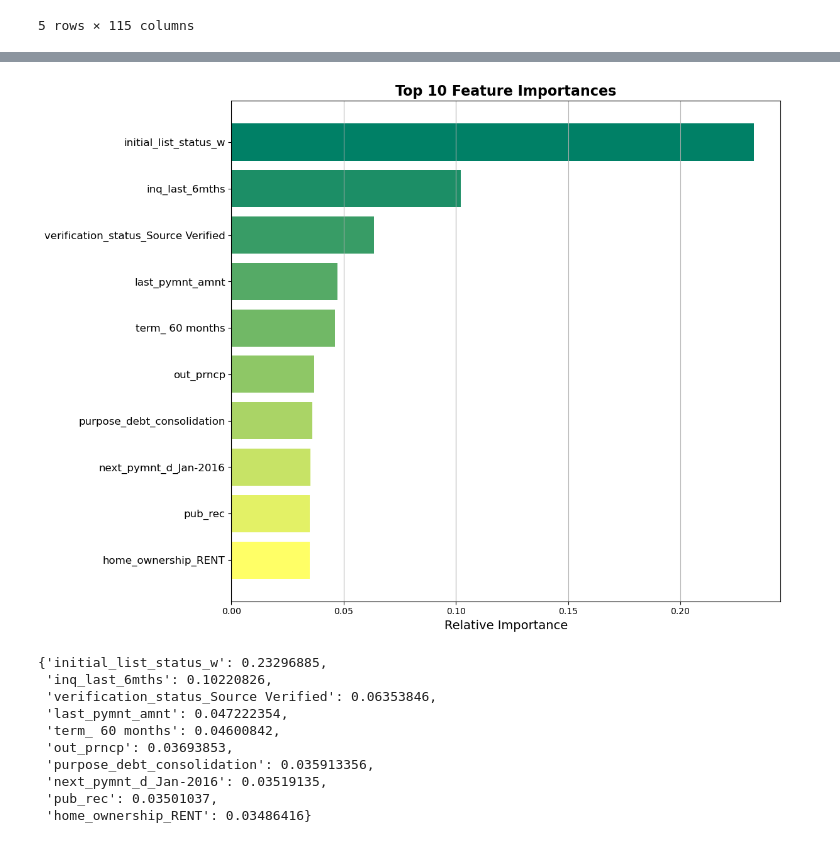
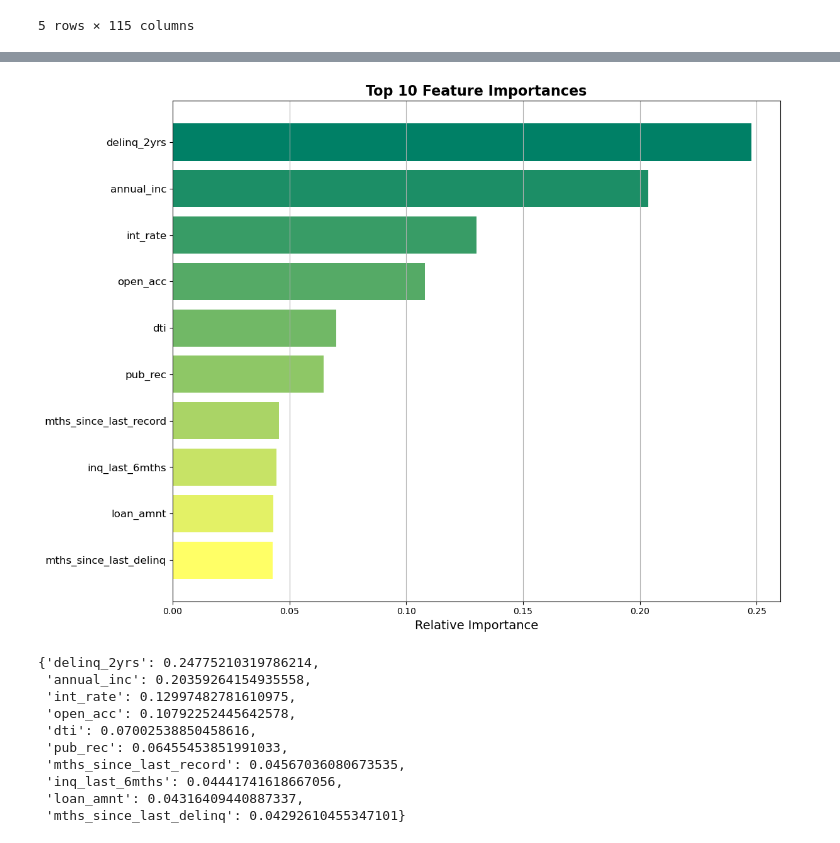
Before and after one commit to xzhou110/lending_club_loans_default_prediction, a Jupyter notebook: 02. modeling_new.ipynb, the cells around one changed output, grey strips where cells are left out. Saved outputs shown, nothing was run; the diff lists cells and outputs as text; code cells hidden in the pictures.

```diff
--- a/02. modeling_new.ipynb
+++ b/02. modeling_new.ipynb
@@ -50,10 +49,17 @@ df.shape
+# %%
+X_processed = df.drop(columns = 'label')
+y = df['label']
+# %%
+# Split the data into train and test sets
+
+X_train, X_test, y_train, y_test = train_test_split(X_processed, y, test_size=0.3, random_state=42)
 # %%
 # Perform feature selection - without telling optimal number of features
 
-top_n_features = fs.select_features(X_train=df.drop(columns=['label']),
-                                    y_train=df['label'],
-                                    n_features_to_select=15,
-                                    ml_type='classification',
-                                    n_samples=1000)
+selected_features = fs.select_features(X_train=X_train,
+                                       y_train=y_train,
+                                       n_features_to_select=30,
+                                       ml_type='classification',
+                                       n_samples=50000)
 # %% [output]
 INFO:root:Starting feature selection...
@@ -72,3 +71,8 @@ y_sampled = df_sampled['label']
 # %%
-best_model = cm.run_classification_models(X_processed_sampled, y_sampled, scoring_metric='f1 score')
+best_model = cm.run_classification_models(X_train=X_train[selected_features],
+                                          y_train=y_train,
+                                          X_test=X_test[selected_features],
+                                          y_test=y_test,
+                                          n_samples = 50000,
+                                          scoring_metric='f1 score')
 # %% [output]
@@ -98,14 +102,14 @@ Saved best model (XGBoost) to a pickle file.
 # %%
-cm.plot_top_n_features(best_model, X_processed_sampled, n=10)
+cm.plot_top_n_features(best_model, X_train, 10)
 # %% [output]
-[figure, old version]
+[figure, new version]
-{'initial_list_status_w': 0.23296885,
- 'inq_last_6mths': 0.10220826,
- 'verification_status_Source Verified': 0.06353846,
- 'last_pymnt_amnt': 0.047222354,
- 'term_ 60 months': 0.04600842,
- 'out_prncp': 0.03693853,
- 'purpose_debt_consolidation': 0.035913356,
- 'next_pymnt_d_Jan-2016': 0.03519135,
- 'pub_rec': 0.03501037,
- 'home_ownership_RENT': 0.03486416}
+{'delinq_2yrs': 0.24775210319786214,
+ 'annual_inc': 0.20359264154935558,
+ 'int_rate': 0.12997482781610975,
+ 'open_acc': 0.10792252445642578,
+ 'dti': 0.07002538850458616,
+ 'pub_rec': 0.06455453851991033,
+ 'mths_since_last_record': 0.04567036080673535,
+ 'inq_last_6mths': 0.04441741618667056,
+ 'loan_amnt': 0.04316409440887337,
+ 'mths_since_last_delinq': 0.04292610455347101}
```
Also changed, not shown: parts of 9 cells of this notebook, 8 other files.
